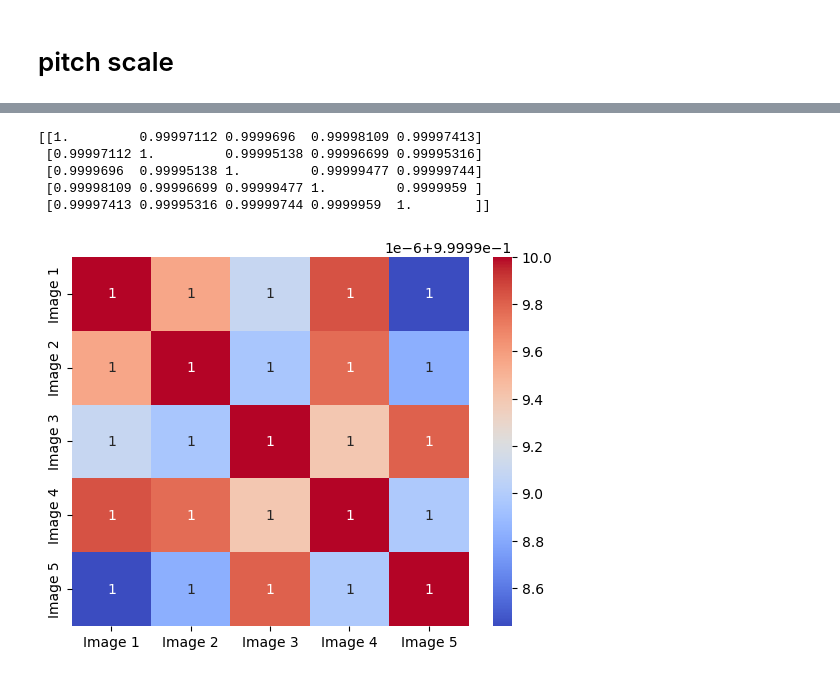
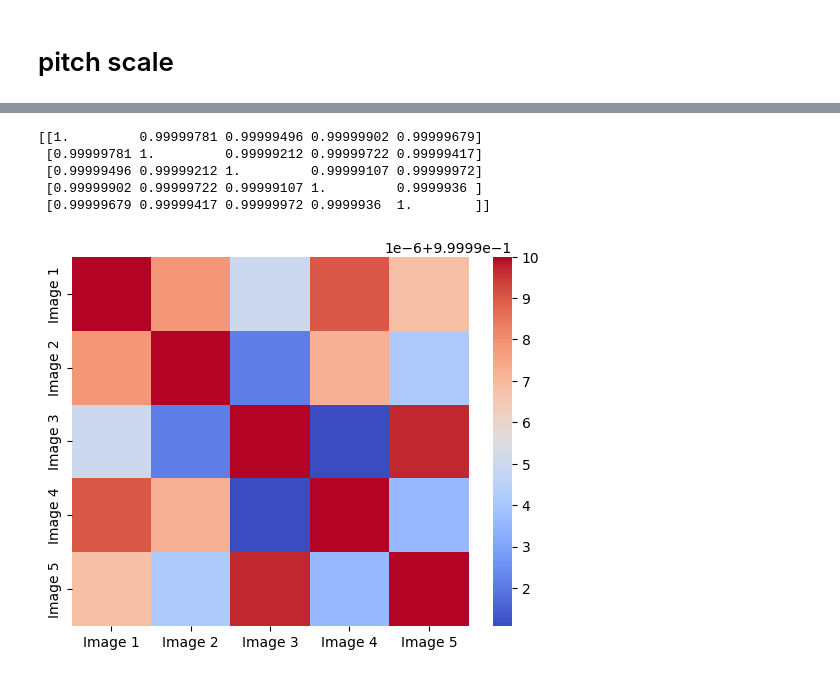
Before and after one commit to abhishekneerr/AMPLab, a Jupyter notebook: ethnonmusicology/image_comparison.ipynb, the cells around one changed output, grey strips where cells are left out. Saved outputs shown, nothing was run; the diff lists cells and outputs as text; code cells hidden in the pictures.

```diff
--- a/ethnonmusicology/image_comparison.ipynb
+++ b/ethnonmusicology/image_comparison.ipynb
@@ -148,15 +146,15 @@ plt.show()
 # %% [markdown]
 # pitch scale
 # %%
-
+#load images
 img6 = cv2.imread(
-    '/Users/abhishekchoubey/SMC master/2nd timester/AMP lab/git repo/AMPLab/ethnonmusicology/assets/pitch_class_scatter/nawba1_scatter.png', 0)
+    '/Users/abhishekchoubey/SMC master/2nd timester/AMP lab/git repo/AMPLab/ethnonmusicology/assets/pitch_class_scatter/n1_scatter_0-50.png', 0)
 img7 = cv2.imread(
-    '/Users/abhishekchoubey/SMC master/2nd timester/AMP lab/git repo/AMPLab/ethnonmusicology/assets/pitch_class_scatter/nawba2_scatter.png', 0)
+    '/Users/abhishekchoubey/SMC master/2nd timester/AMP lab/git repo/AMPLab/ethnonmusicology/assets/pitch_class_scatter/n2_scatter_0-50.png', 0)
 img8 = cv2.imread(
-    '/Users/abhishekchoubey/SMC master/2nd timester/AMP lab/git repo/AMPLab/ethnonmusicology/assets/pitch_class_scatter/nawba3_scatter.png', 0)
+    '/Users/abhishekchoubey/SMC master/2nd timester/AMP lab/git repo/AMPLab/ethnonmusicology/assets/pitch_class_scatter/n3_scatter_0-50.png', 0)
 img9 = cv2.imread(
-    '/Users/abhishekchoubey/SMC master/2nd timester/AMP lab/git repo/AMPLab/ethnonmusicology/assets/pitch_class_scatter/nawba4_scatter.png', 0)
+    '/Users/abhishekchoubey/SMC master/2nd timester/AMP lab/git repo/AMPLab/ethnonmusicology/assets/pitch_class_scatter/n4_scatter_0-50.png', 0)
 img10 = cv2.imread(
-    '/Users/abhishekchoubey/SMC master/2nd timester/AMP lab/git repo/AMPLab/ethnonmusicology/assets/pitch_class_scatter/nawba5_scatter.png', 0)
+    '/Users/abhishekchoubey/SMC master/2nd timester/AMP lab/git repo/AMPLab/ethnonmusicology/assets/pitch_class_scatter/n5_scatter_0-50.png', 0)
 # %%
@@ -173,6 +172,5 @@ for i in images_pitch_scale:
 # %%
-from skimage import io, color, exposure
-import numpy as np
+# create histogram and correlation matrix
 
 histograms_pitch_class = [exposure.histogram(
     img)[0] for img in images_pitch_scale]
@@ -188,14 +186,15 @@ for i in range(num_images_pitch_class):
 
 print(corr_matrix_pitch_class)
 # %% [output]
-[[1.         0.99997112 0.9999696  0.99998109 0.99997413]
- [0.99997112 1.         0.99995138 0.99996699 0.99995316]
- [0.9999696  0.99995138 1.         0.99999477 0.99999744]
- [0.99998109 0.99996699 0.99999477 1.         0.9999959 ]
- [0.99997413 0.99995316 0.99999744 0.9999959  1.        ]]
+[[1.         0.99999781 0.99999496 0.99999902 0.99999679]
+ [0.99999781 1.         0.99999212 0.99999722 0.99999417]
+ [0.99999496 0.99999212 1.         0.99999107 0.99999972]
+ [0.99999902 0.99999722 0.99999107 1.         0.9999936 ]
+ [0.99999679 0.99999417 0.99999972 0.9999936  1.        ]]
 # %%
-sns.heatmap(corr_matrix, annot=True, cmap='coolwarm', xticklabels=[
+# plot the heatmap of correlation matrix
+sns.heatmap(corr_matrix_pitch_class, annot=False, cmap='coolwarm', xticklabels=[
             'Image 1', 'Image 2', 'Image 3', 'Image 4', 'Image 5'], yticklabels=['Image 1', 'Image 2', 'Image 3', 'Image 4', 'Image 5'])
 plt.show()
 # %% [output]
-[figure, old version]
+[figure, new version]
```
Also changed, not shown: parts of 6 cells of this notebook, 11 other files.
